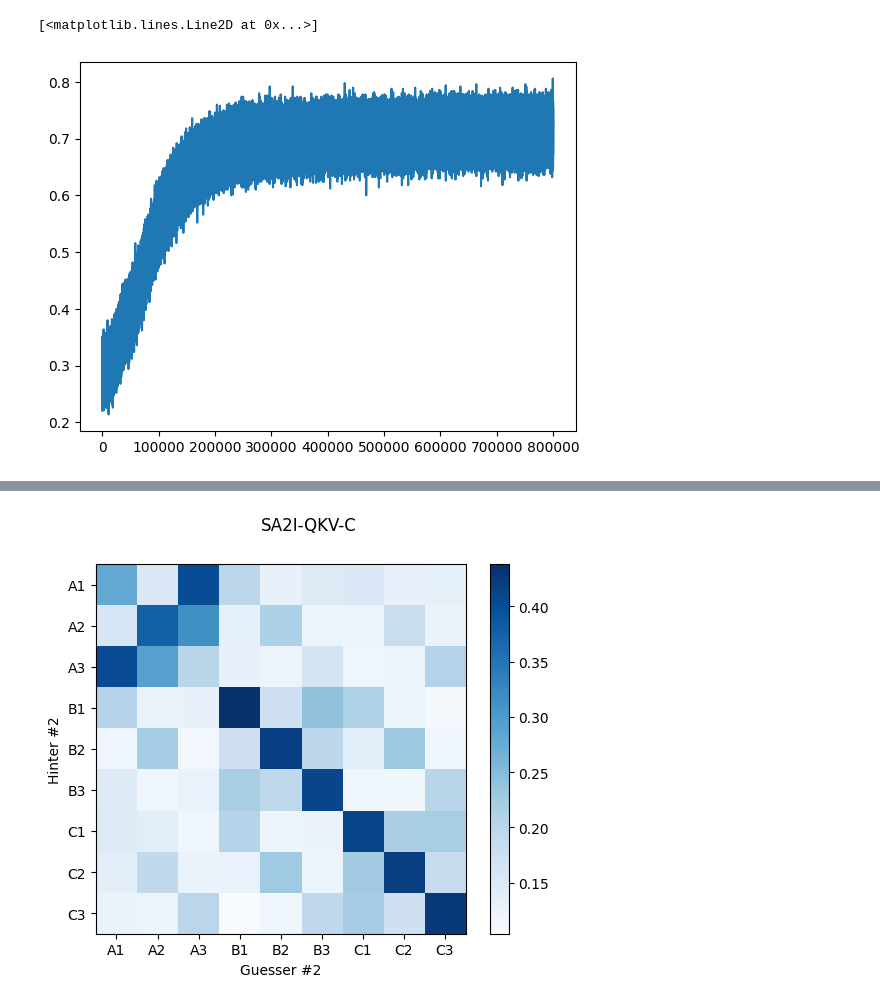
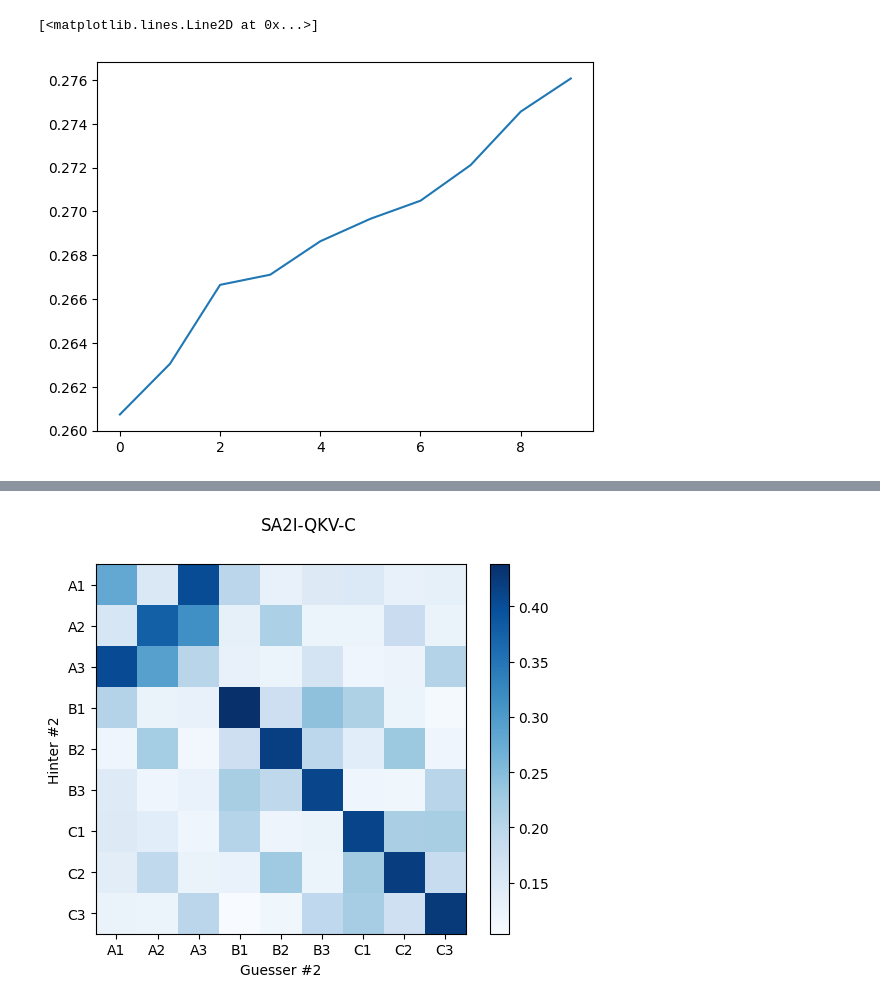
Before and after one commit to collinfeng/actionfeature, a Jupyter notebook: Interactive.ipynb, the cells around one changed output, grey strips where cells are left out. Drawn from its saved outputs; the diff is of its cells as text; code cells hidden in the pictures.

```diff
--- a/Interactive.ipynb
+++ b/Interactive.ipynb
@@ -11,9 +11,9 @@ from datetime import datetime
 # %%
-rewards = np.load("result/2023-11-01-SA2I-QKV-C/rewards")
-plt.plot(rewards[2])
+rewards = np.load("results/2023-11-02-SA2I-2MLP/xp_train_scores")
+plt.plot(rewards)
 # %% [output]
 [<matplotlib.lines.Line2D at 0x...>]
-[figure, old version]
+[figure, new version]
 # %%
 config = {
     "debug":True,
```
Also changed, not shown: parts of 3 cells of this notebook, 5 other files.
